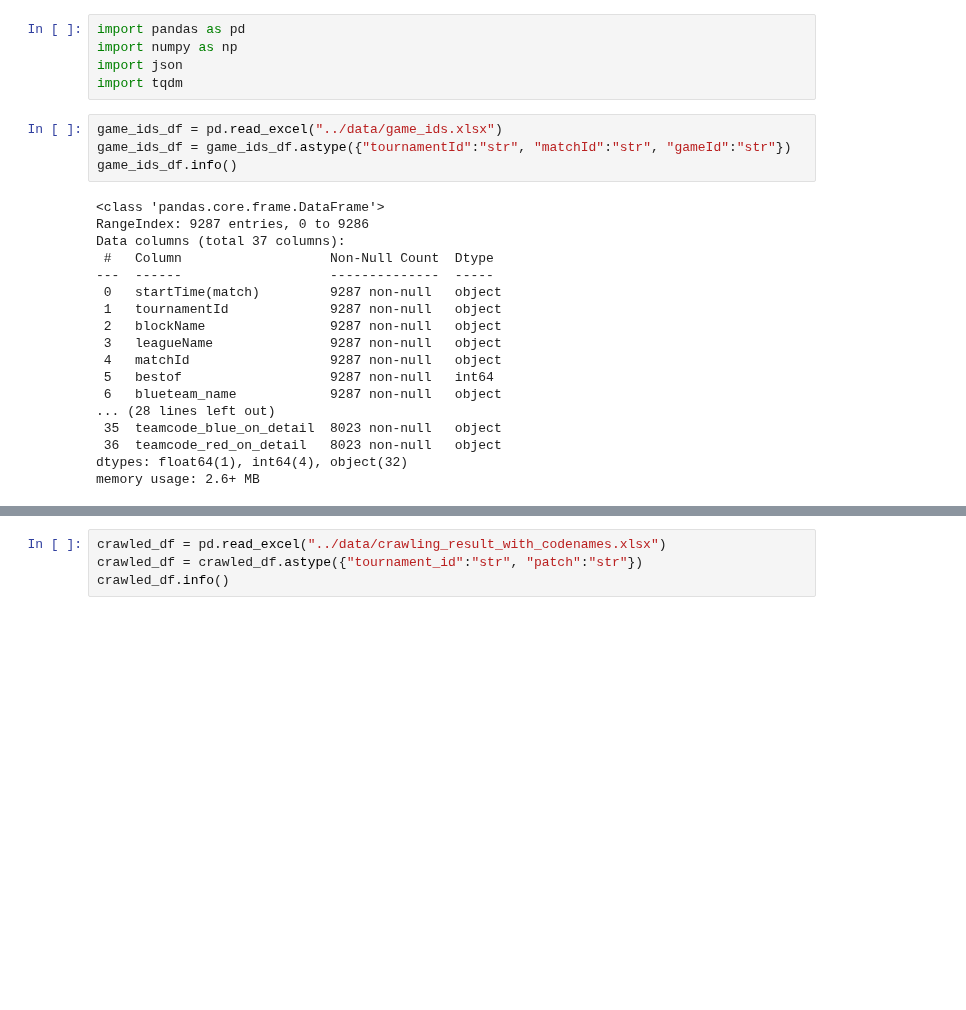
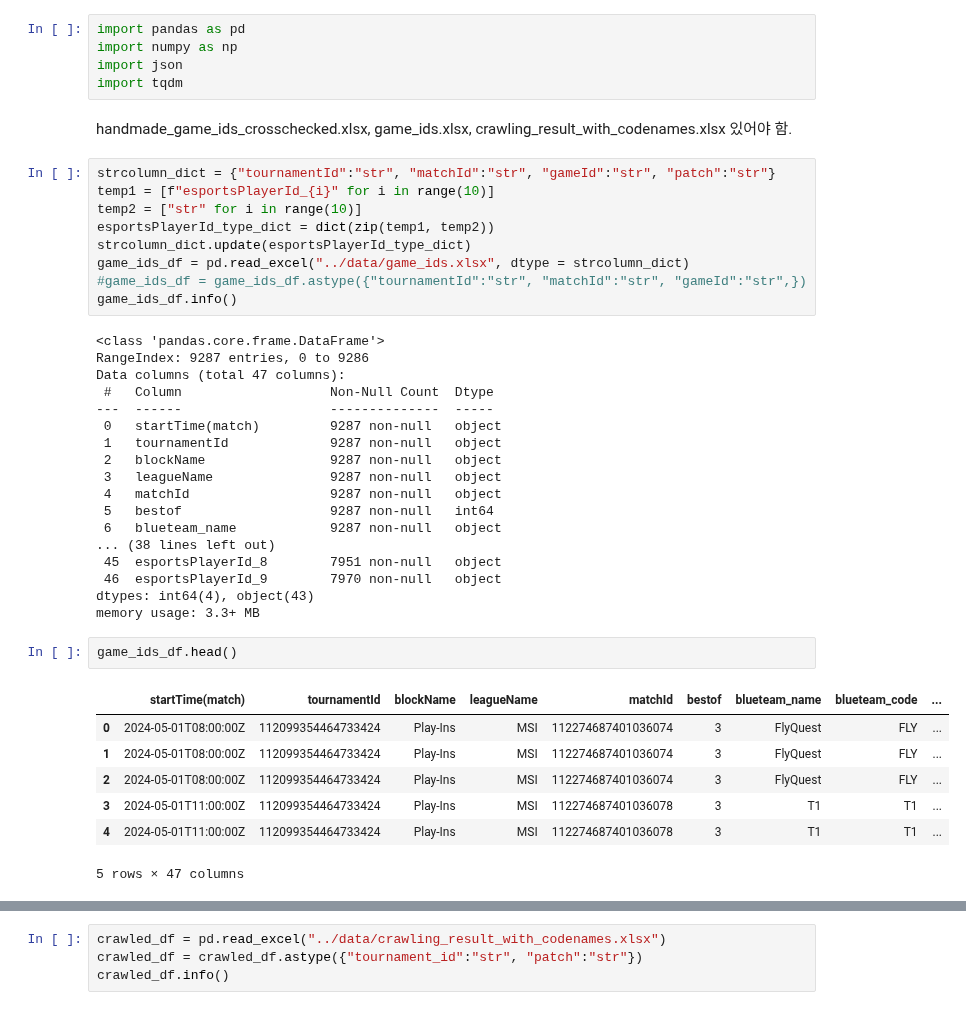
Before and after one commit to chlxogur/penta_kill_data_science, a Jupyter notebook: match_winside_with_gameIds.ipynb, the cells around one changed output, grey strips where cells are left out. Drawn from its saved outputs; the diff is of its cells as text; blank space fills up the shorter version.

```diff
--- a/match_winside_with_gameIds.ipynb
+++ b/match_winside_with_gameIds.ipynb
@@ -3,14 +3,21 @@ import pandas as pd
 import numpy as np
 import json
 import tqdm
+# %% [markdown]
+handmade_game_ids_crosschecked.xlsx, game_ids.xlsx, crawling_result_with_codenames.xlsx 있어야 함.
 # %%
-game_ids_df = pd.read_excel("../data/game_ids.xlsx")
-game_ids_df = game_ids_df.astype({"tournamentId":"str", "matchId":"str", "gameId":"str"})
+strcolumn_dict = {"tournamentId":"str", "matchId":"str", "gameId":"str", "patch":"str"}
+temp1 = [f"esportsPlayerId_{i}" for i in range(10)]
+temp2 = ["str" for i in range(10)]
+esportsPlayerId_type_dict = dict(zip(temp1, temp2))
+strcolumn_dict.update(esportsPlayerId_type_dict)
+game_ids_df = pd.read_excel("../data/game_ids.xlsx", dtype = strcolumn_dict)
+#game_ids_df = game_ids_df.astype({"tournamentId":"str", "matchId":"str", "gameId":"str",})
 game_ids_df.info()
 # %% [output]
 <class 'pandas.core.frame.DataFrame'>
 RangeIndex: 9287 entries, 0 to 9286
-Data columns (total 37 columns):
+Data columns (total 47 columns):
  #   Column                   Non-Null Count  Dtype
 ---  ------                   --------------  -----
  0   startTime(match)         9287 non-null   object
@@ -20,9 +27,19 @@ Data columns (total 37 columns):
  4   matchId                  9287 non-null   object
  5   bestof                   9287 non-null   int64
  6   blueteam_name            9287 non-null   object
-... (28 lines left out)
- 35  teamcode_blue_on_detail  8023 non-null   object
- 36  teamcode_red_on_detail   8023 non-null   object
-dtypes: float64(1), int64(4), object(32)
-memory usage: 2.6+ MB
+... (38 lines left out)
+ 45  esportsPlayerId_8        7951 non-null   object
+ 46  esportsPlayerId_9        7970 non-null   object
+dtypes: int64(4), object(43)
+memory usage: 3.3+ MB
+# %%
+game_ids_df.head()
+# %% [output]
+|  | startTime(match) | tournamentId | blockName | leagueName | matchId | bestof | blueteam_name | blueteam_code | ... |
+| 0 | 2024-05-01T08:00:00Z | 112099354464733424 | Play-Ins | MSI | 112274687401036074 | 3 | FlyQuest | FLY | ... |
+| 1 | 2024-05-01T08:00:00Z | 112099354464733424 | Play-Ins | MSI | 112274687401036074 | 3 | FlyQuest | FLY | ... |
+| 2 | 2024-05-01T08:00:00Z | 112099354464733424 | Play-Ins | MSI | 112274687401036074 | 3 | FlyQuest | FLY | ... |
+| 3 | 2024-05-01T11:00:00Z | 112099354464733424 | Play-Ins | MSI | 112274687401036078 | 3 | T1 | T1 | ... |
+| 4 | 2024-05-01T11:00:00Z | 112099354464733424 | Play-Ins | MSI | 112274687401036078 | 3 | T1 | T1 | ... |
+5 rows × 47 columns
 # %%
```
Also changed, not shown: parts of 24 cells of this notebook, 2 other files.
